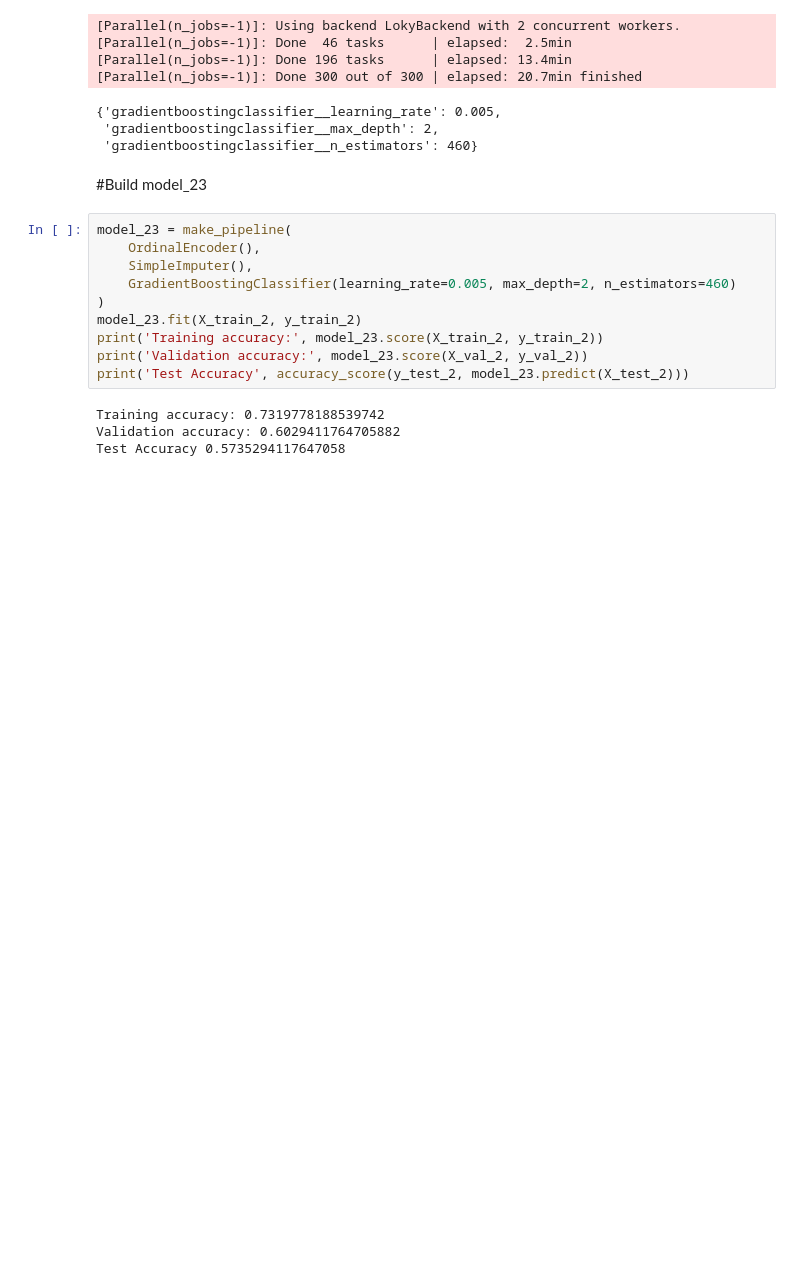
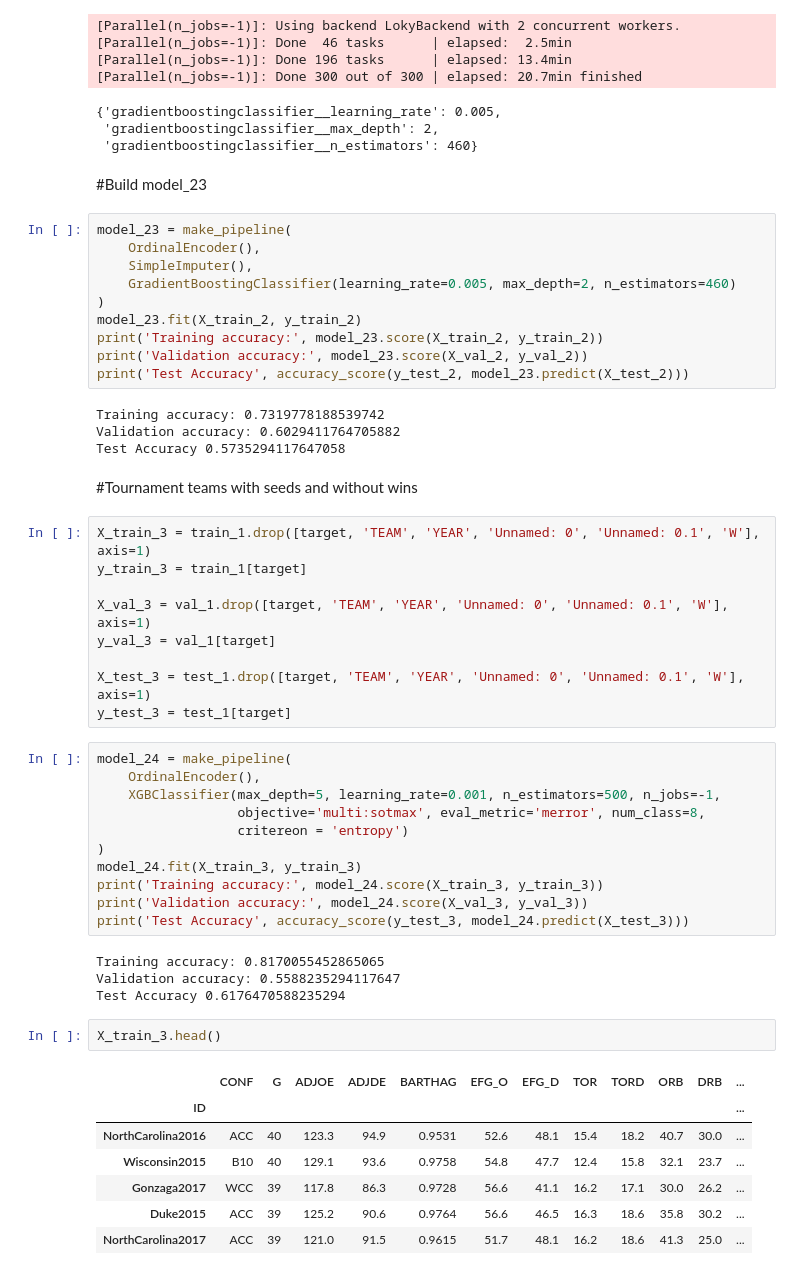
Before and after one commit to Tristan-Brown1096/DS18_Unit_2_Build_Week_Project, a Jupyter notebook: unit_2_build_week_project.ipynb, the cells around one changed output. Cells and saved outputs as stored; diff of their text form; blank space fills up the shorter version.

```diff
--- a/unit_2_build_week_project.ipynb
+++ b/unit_2_build_week_project.ipynb
@@ -1054,3 +1054,39 @@ print('Test Accuracy', accuracy_score(y_test_2, model_23.predict(X_test_2)))
 Training accuracy: 0.7319778188539742
 Validation accuracy: 0.6029411764705882
 Test Accuracy 0.5735294117647058
+# %% [markdown]
+#Tournament teams with seeds and without wins
+# %%
+X_train_3 = train_1.drop([target, 'TEAM', 'YEAR', 'Unnamed: 0', 'Unnamed: 0.1', 'W'], axis=1)
+y_train_3 = train_1[target]
+
+X_val_3 = val_1.drop([target, 'TEAM', 'YEAR', 'Unnamed: 0', 'Unnamed: 0.1', 'W'], axis=1)
+y_val_3 = val_1[target]
+
+X_test_3 = test_1.drop([target, 'TEAM', 'YEAR', 'Unnamed: 0', 'Unnamed: 0.1', 'W'], axis=1)
+y_test_3 = test_1[target]
+# %%
+model_24 = make_pipeline(
+    OrdinalEncoder(),
+    XGBClassifier(max_depth=5, learning_rate=0.001, n_estimators=500, n_jobs=-1,
+                  objective='multi:sotmax', eval_metric='merror', num_class=8,
+                  critereon = 'entropy')
+)
+model_24.fit(X_train_3, y_train_3)
+print('Training accuracy:', model_24.score(X_train_3, y_train_3))
+print('Validation accuracy:', model_24.score(X_val_3, y_val_3))
+print('Test Accuracy', accuracy_score(y_test_3, model_24.predict(X_test_3)))
+# %% [output]
+Training accuracy: 0.8170055452865065
+Validation accuracy: 0.5588235294117647
+Test Accuracy 0.6176470588235294
+# %%
+X_train_3.head()
+# %% [output]
+|  | CONF | G | ADJOE | ADJDE | BARTHAG | EFG_O | EFG_D | TOR | TORD | ORB | DRB | ... |
+| ID |  |  |  |  |  |  |  |  |  |  |  | ... |
+| NorthCarolina2016 | ACC | 40 | 123.3 | 94.9 | 0.9531 | 52.6 | 48.1 | 15.4 | 18.2 | 40.7 | 30.0 | ... |
+| Wisconsin2015 | B10 | 40 | 129.1 | 93.6 | 0.9758 | 54.8 | 47.7 | 12.4 | 15.8 | 32.1 | 23.7 | ... |
+| Gonzaga2017 | WCC | 39 | 117.8 | 86.3 | 0.9728 | 56.6 | 41.1 | 16.2 | 17.1 | 30.0 | 26.2 | ... |
+| Duke2015 | ACC | 39 | 125.2 | 90.6 | 0.9764 | 56.6 | 46.5 | 16.3 | 18.6 | 35.8 | 30.2 | ... |
+| NorthCarolina2017 | ACC | 39 | 121.0 | 91.5 | 0.9615 | 51.7 | 48.1 | 16.2 | 18.6 | 41.3 | 25.0 | ... |
```
Also changed, not shown: parts of 22 cells of this notebook.
